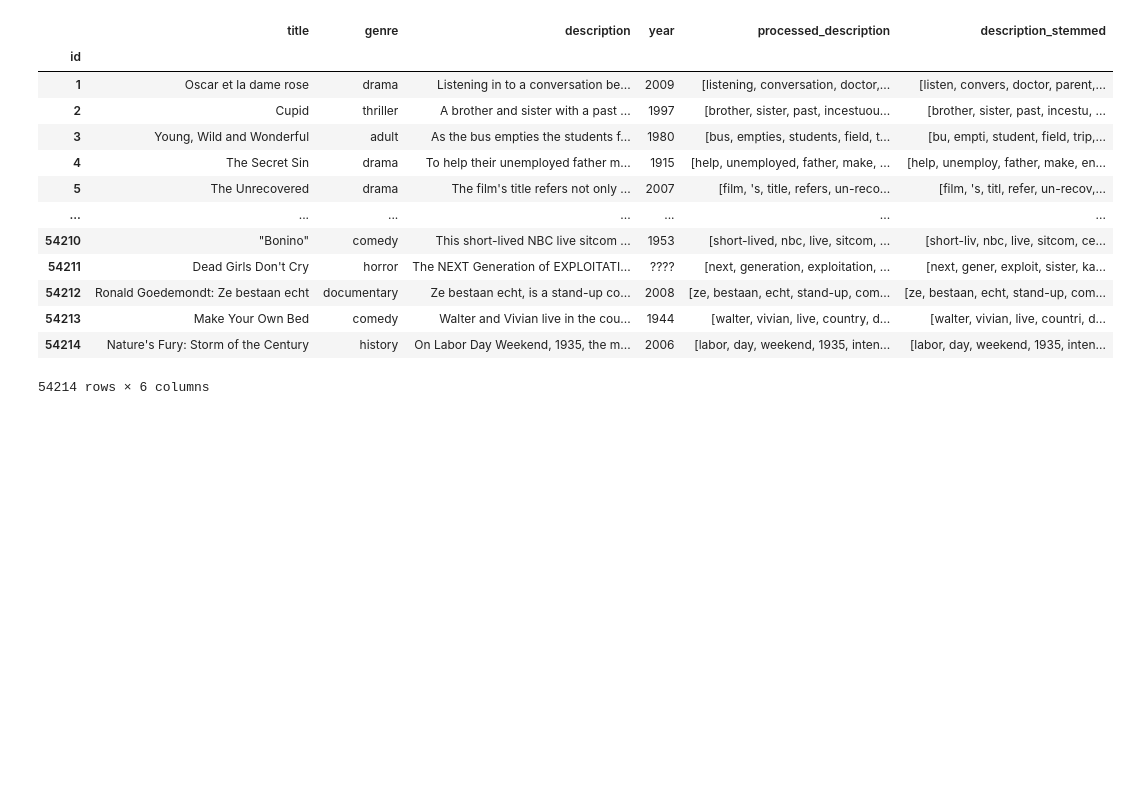
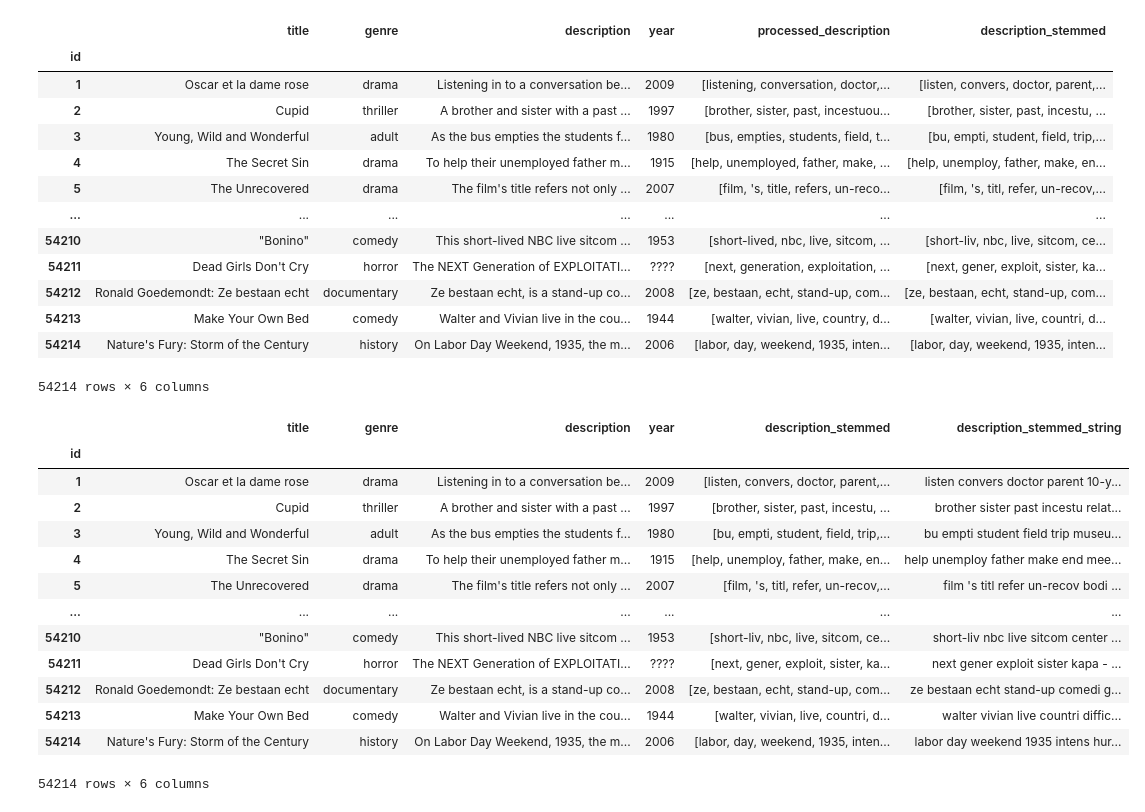
Before and after one commit to legobridge/movie-genre-classification, a Jupyter notebook: notebooks/data_preprocessing.ipynb, the cells around one changed output. Drawn from its saved outputs; the diff is of its cells as text; code cells hidden in the pictures; blank space fills up the shorter version.

```diff
--- a/notebooks/data_preprocessing.ipynb
+++ b/notebooks/data_preprocessing.ipynb
@@ -36,6 +34,8 @@ def remove_year(row):
 imdb_train["year"] = imdb_train.apply(get_year, axis=1)
 # %%
 imdb_train["title"] = imdb_train.apply(remove_year, axis=1)
+# %%
+imdb_train['genre'] = imdb_train['genre'].str.strip()
 # %% [markdown]
 ### NLP Pre-Processing
 # %%
@@ -102,5 +102,25 @@ imdb_train
 | 54213 | Make Your Own Bed | comedy | Walter and Vivian live in the cou... | 1944 | [walter, vivian, live, country, d... | [walter, vivian, live, countri, d... |
 | 54214 | Nature's Fury: Storm of the Century | history | On Labor Day Weekend, 1935, the m... | 2006 | [labor, day, weekend, 1935, inten... | [labor, day, weekend, 1935, inten... |
 54214 rows × 6 columns
+# %%
+imdb_train['description_stemmed_string'] = imdb_train['description_stemmed'].str.join(' ')
+imdb_train.drop(columns='processed_description', inplace=True)
+# %%
+imdb_train
+# %% [output]
+|  | title | genre | description | year | description_stemmed | description_stemmed_string |
+| id |  |  |  |  |  |  |
+| 1 | Oscar et la dame rose | drama | Listening in to a conversation be... | 2009 | [listen, convers, doctor, parent,... | listen convers doctor parent 10-y... |
+| 2 | Cupid | thriller | A brother and sister with a past ... | 1997 | [brother, sister, past, incestu, ... | brother sister past incestu relat... |
+| 3 | Young, Wild and Wonderful | adult | As the bus empties the students f... | 1980 | [bu, empti, student, field, trip,... | bu empti student field trip museu... |
+| 4 | The Secret Sin | drama | To help their unemployed father m... | 1915 | [help, unemploy, father, make, en... | help unemploy father make end mee... |
+| 5 | The Unrecovered | drama | The film's title refers not only ... | 2007 | [film, 's, titl, refer, un-recov,... | film 's titl refer un-recov bodi ... |
+| ... | ... | ... | ... | ... | ... | ... |
+| 54210 | "Bonino" | comedy | This short-lived NBC live sitcom ... | 1953 | [short-liv, nbc, live, sitcom, ce... | short-liv nbc live sitcom center ... |
+| 54211 | Dead Girls Don't Cry | horror | The NEXT Generation of EXPLOITATI... | ???? | [next, gener, exploit, sister, ka... | next gener exploit sister kapa - ... |
+| 54212 | Ronald Goedemondt: Ze bestaan echt | documentary | Ze bestaan echt, is a stand-up co... | 2008 | [ze, bestaan, echt, stand-up, com... | ze bestaan echt stand-up comedi g... |
+| 54213 | Make Your Own Bed | comedy | Walter and Vivian live in the cou... | 1944 | [walter, vivian, live, countri, d... | walter vivian live countri diffic... |
+| 54214 | Nature's Fury: Storm of the Century | history | On Labor Day Weekend, 1935, the m... | 2006 | [labor, day, weekend, 1935, inten... | labor day weekend 1935 intens hur... |
+54214 rows × 6 columns
 # %%
 imdb_train.to_csv('../data/processed/train_data_processed.csv')
```
Also changed, not shown: parts of 1 cell of this notebook, 7 other files.
